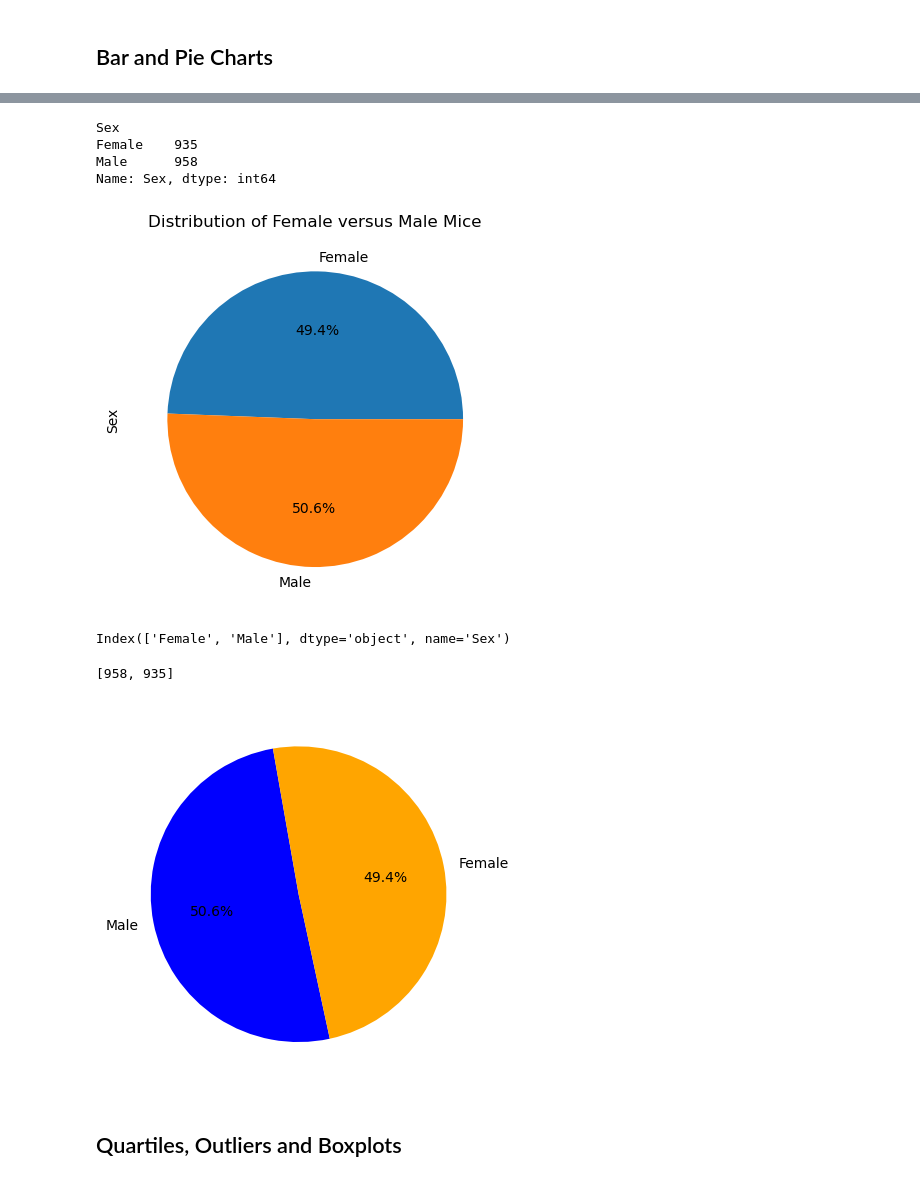
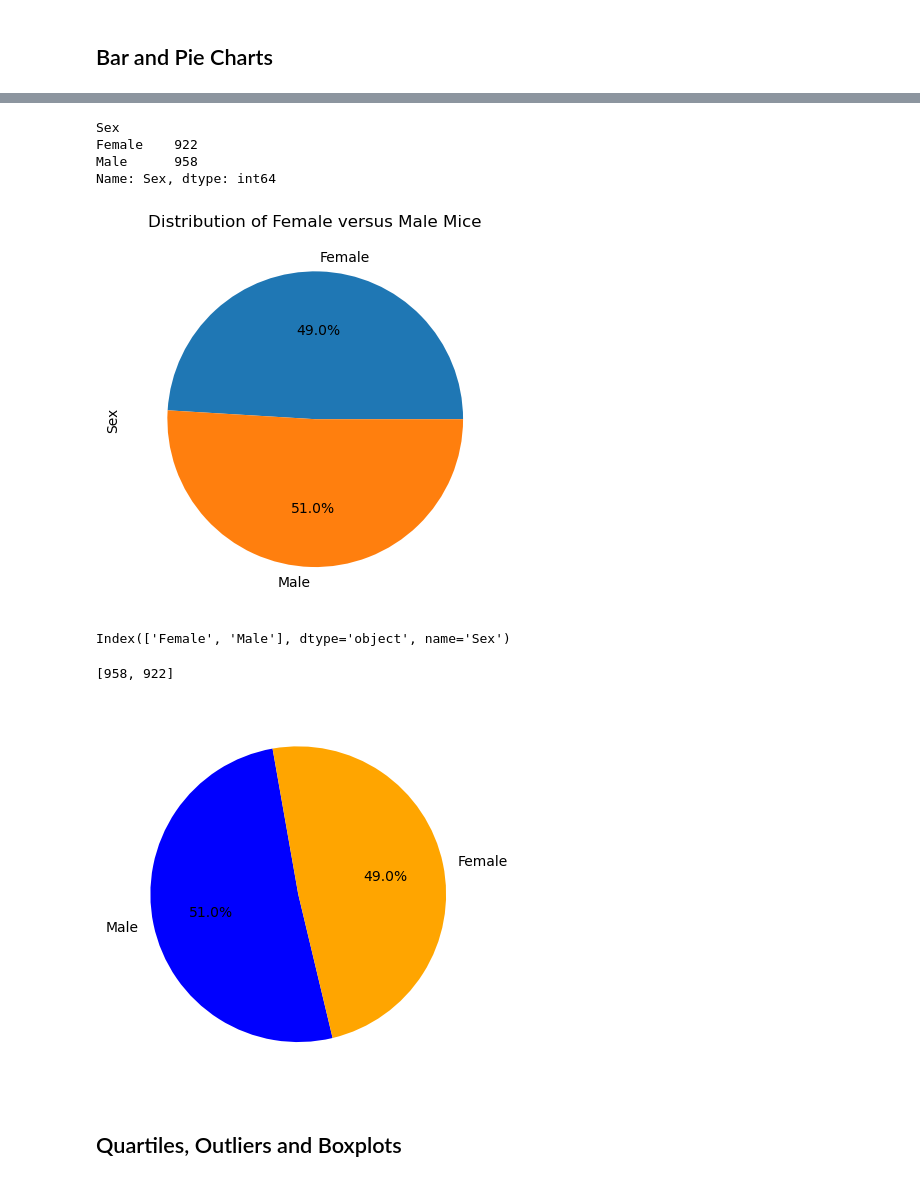
Before and after one commit to kbrantner/pymaceuticals, a Jupyter notebook: starter_code/Pymaceuticals/pymaceuticals_starter-Copy1.ipynb, the cells around one changed output, grey strips where cells are left out. Saved outputs shown, nothing was run; the diff lists cells and outputs as text; code cells hidden in the pictures.

```diff
--- a/starter_code/Pymaceuticals/pymaceuticals_starter-Copy1.ipynb
+++ b/starter_code/Pymaceuticals/pymaceuticals_starter-Copy1.ipynb
@@ -52,0 +61,6 @@ IndexingError: Unalignable boolean Series provided as indexer (index of the bool
+# %%
+
+merged_df=merged_df.loc[merged_df["Mouse ID"]!="g989"]
+
+
+merged_df
@@ -192,7 +209,7 @@ m_vs_f=merged_df.groupby('Sex')["Sex"].count()
 m_vs_f
 # %% [output]
 Sex
-Female    935
+Female    922
 Male      958
 Name: Sex, dtype: int64
 # %%
@@ -201,7 +218,7 @@ Name: Sex, dtype: int64
 
 m_vs_f_chart = m_vs_f.plot(kind="pie", y='Sex', title="Distribution of Female versus Male Mice", autopct="%1.1f%%")
 # %% [output]
-[figure, old version]
+[figure, new version]
 # %%
 m_vs_f.keys()
 # %% [output]
@@ -210,29 +227,29 @@ Index(['Female', 'Male'], dtype='object', name='Sex')
 Sex=[m_vs_f["Male"], m_vs_f["Female"]]
 Sex
 # %% [output]
-[958, 935]
+[958, 922]
 # %%
 # Generate a pie plot showing the distribution of female versus male mice using pyplot
 
 labels = ["Male", "Female"]
 
 # The values of each section of the pie chart
 Sex
 
 # The colors of each section of the pie chart
 colors = ["blue", "orange"]
 
 # Tells matplotlib to seperate the "Humans" section from the others
 explode = (0, 0)
 # Creates the pie chart based upon the values above
 # Automatically finds the percentages of each part of the pie chart
 plt.pie(Sex, labels=labels, colors=colors, explode=explode,
         autopct="%1.1f%%", shadow=False, startangle=100)
-plt.title="Distribution of Female versus Male Mice"
+#plt.title('Distribution of Female versus Male Mice')
 
 plt.show()
 # %% [output]
-[figure, old version]
+[figure, new version]
 # %% [markdown]
 ## Quartiles, Outliers and Boxplots
 # %%
```
Also changed, not shown: parts of 22 cells of this notebook.
